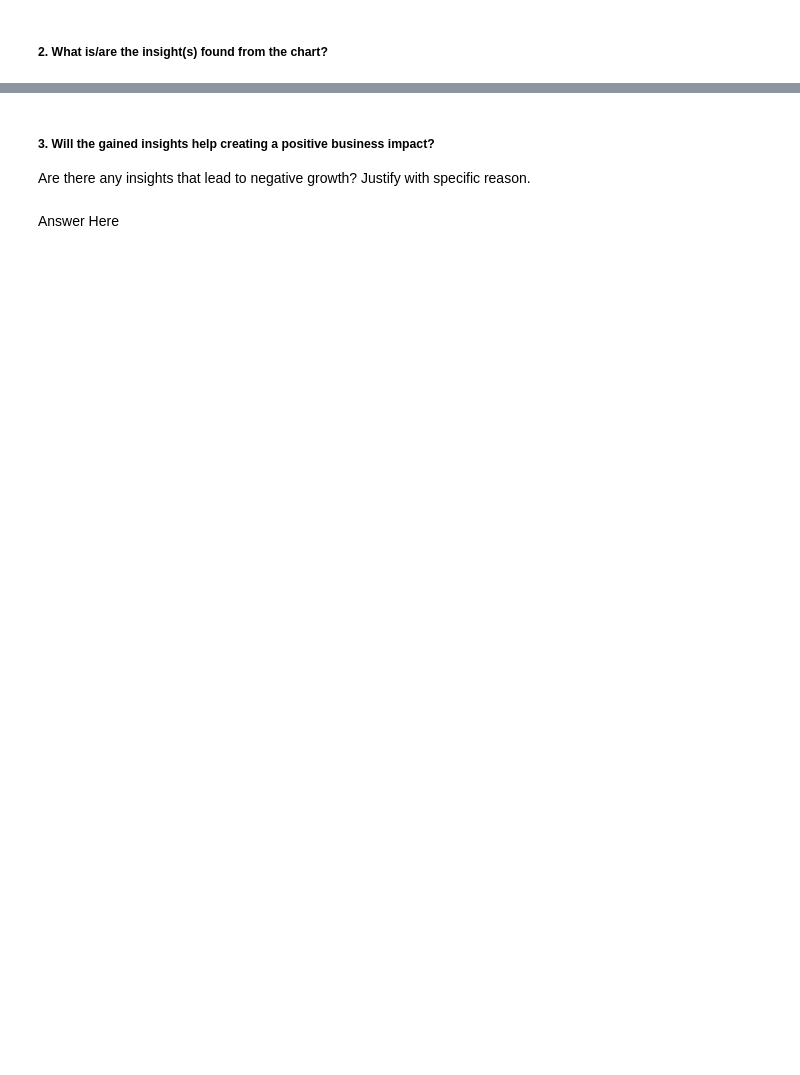
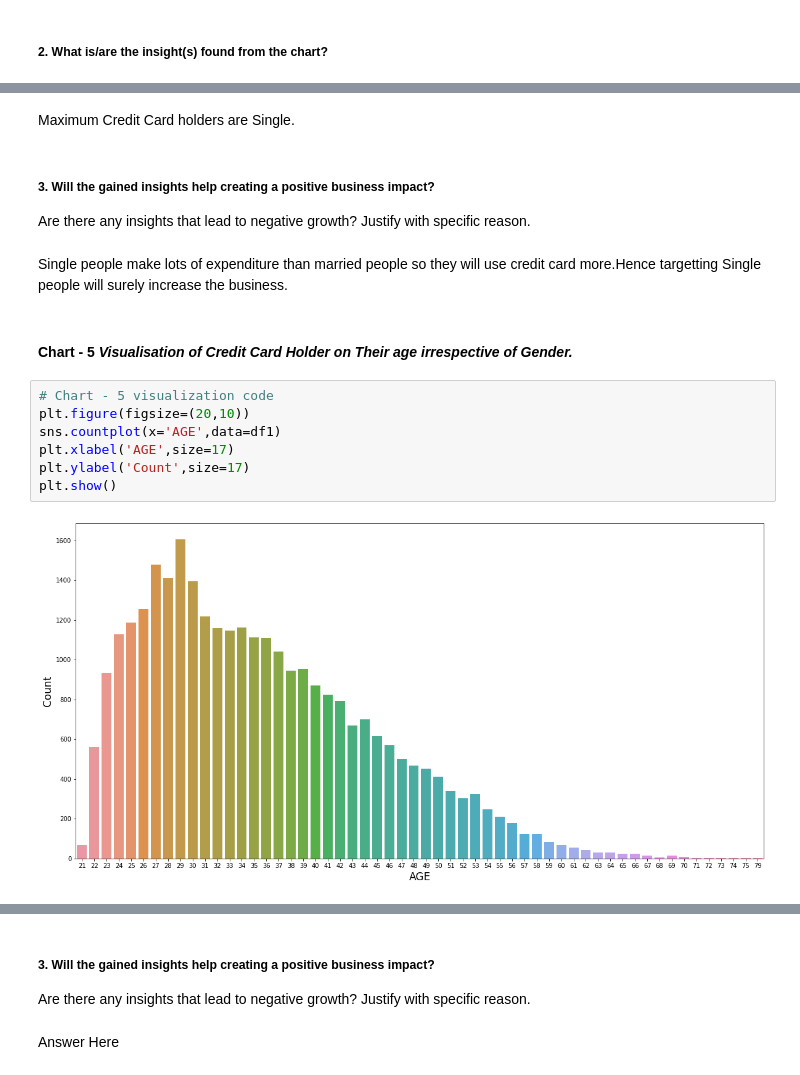
Before and after one commit to Kaushaljha488/Credit-Card-Default-Prediction, a Jupyter notebook: Kaushal_Credit_Card_Default_Prediction_.ipynb, the cells around one changed output, grey strips where cells are left out. Drawn from its saved outputs; the diff is of its cells as text; blank space fills up the shorter version.

```diff
--- a/Kaushal_Credit_Card_Default_Prediction_.ipynb
+++ b/Kaushal_Credit_Card_Default_Prediction_.ipynb
@@ -505,0 +513,18 @@ Answer Here
+# %% [markdown]
+Maximum Credit Card holders are Single.
+# %% [markdown]
+##### 3. Will the gained insights help creating a positive business impact?
+Are there any insights that lead to negative growth? Justify with specific reason.
+# %% [markdown]
+Single people make lots of expenditure than married people so they will use credit card more.Hence targetting Single people will surely increase the business.
+# %% [markdown]
+#### Chart - 5 ***Visualisation of Credit Card Holder on Their age  irrespective of Gender.***
+# %%
+# Chart - 5 visualization code
+plt.figure(figsize=(20,10))
+sns.countplot(x='AGE',data=df1)
+plt.xlabel('AGE',size=17)
+plt.ylabel('Count',size=17)
+plt.show()
+# %% [output]
+[figure, added]
```
Also changed, not shown: parts of 59 cells of this notebook.
